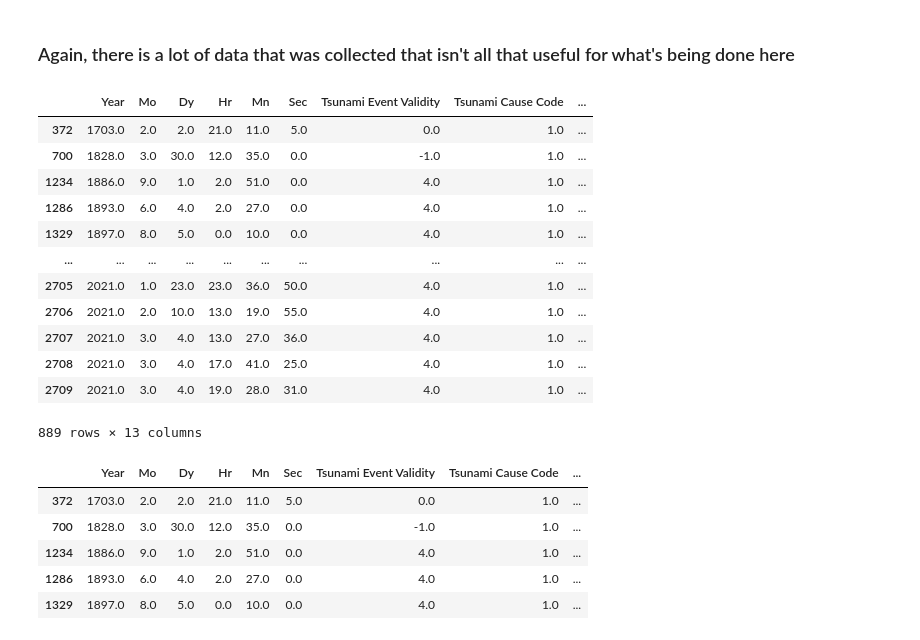
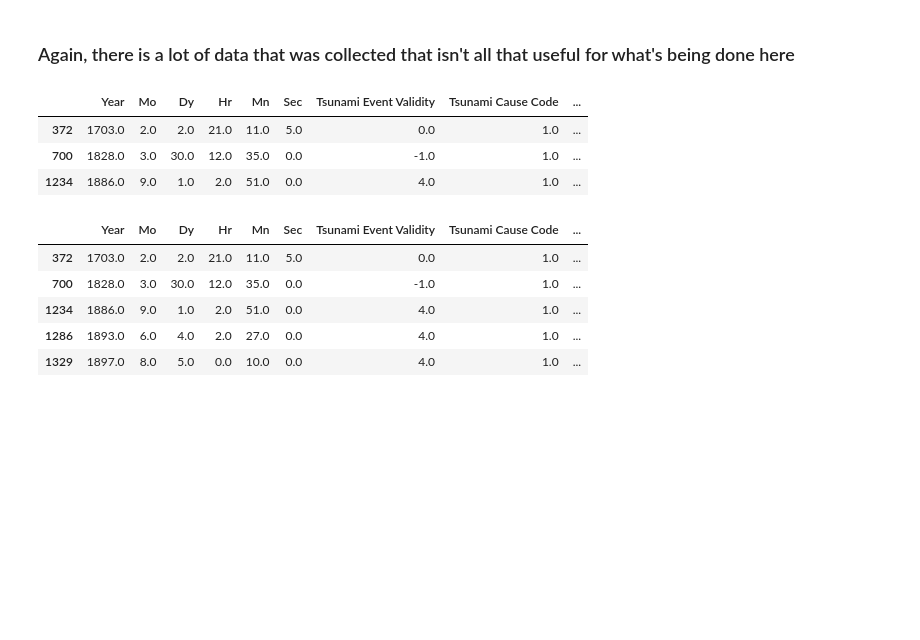
Before and after one commit to hrokr/Pybraries, a Jupyter notebook: folium/quakes/quake.ipynb, the cells around one changed output. Drawn from its saved outputs; the diff is of its cells as text; code cells hidden in the pictures; blank space fills up the shorter version.

```diff
--- a/folium/quakes/quake.ipynb
+++ b/folium/quakes/quake.ipynb
@@ -208,21 +208,12 @@ tsunami = tsunami.dropna(subset=['Earthquake Magnitude', 'Year', 'Mo', 'Dy', 'Hr
 cols = [0, 10, 11, 12, 13, 18, 19, 20, 21, 22, 23, 24, 25, 26, 27, 28, 29, 30, 31, 32, 33, 34, 35, 36, 37, 38, 39, 40, 41, 42, 43, 44, 45]
 tsunami.drop(tsunami.columns[cols], axis=1, inplace=True)
 # %%
-tsunami
+tsunami.head(3)
 # %% [output]
 |  | Year | Mo | Dy | Hr | Mn | Sec | Tsunami Event Validity | Tsunami Cause Code | ... |
 | 372 | 1703.0 | 2.0 | 2.0 | 21.0 | 11.0 | 5.0 | 0.0 | 1.0 | ... |
 | 700 | 1828.0 | 3.0 | 30.0 | 12.0 | 35.0 | 0.0 | -1.0 | 1.0 | ... |
 | 1234 | 1886.0 | 9.0 | 1.0 | 2.0 | 51.0 | 0.0 | 4.0 | 1.0 | ... |
-| 1286 | 1893.0 | 6.0 | 4.0 | 2.0 | 27.0 | 0.0 | 4.0 | 1.0 | ... |
-| 1329 | 1897.0 | 8.0 | 5.0 | 0.0 | 10.0 | 0.0 | 4.0 | 1.0 | ... |
-| ... | ... | ... | ... | ... | ... | ... | ... | ... | ... |
-| 2705 | 2021.0 | 1.0 | 23.0 | 23.0 | 36.0 | 50.0 | 4.0 | 1.0 | ... |
-| 2706 | 2021.0 | 2.0 | 10.0 | 13.0 | 19.0 | 55.0 | 4.0 | 1.0 | ... |
-| 2707 | 2021.0 | 3.0 | 4.0 | 13.0 | 27.0 | 36.0 | 4.0 | 1.0 | ... |
-| 2708 | 2021.0 | 3.0 | 4.0 | 17.0 | 41.0 | 25.0 | 4.0 | 1.0 | ... |
-| 2709 | 2021.0 | 3.0 | 4.0 | 19.0 | 28.0 | 31.0 | 4.0 | 1.0 | ... |
-889 rows × 13 columns
 # %%
 tsunami.head()
 # %% [output]
```
Also changed, not shown: parts of 8 cells of this notebook.
